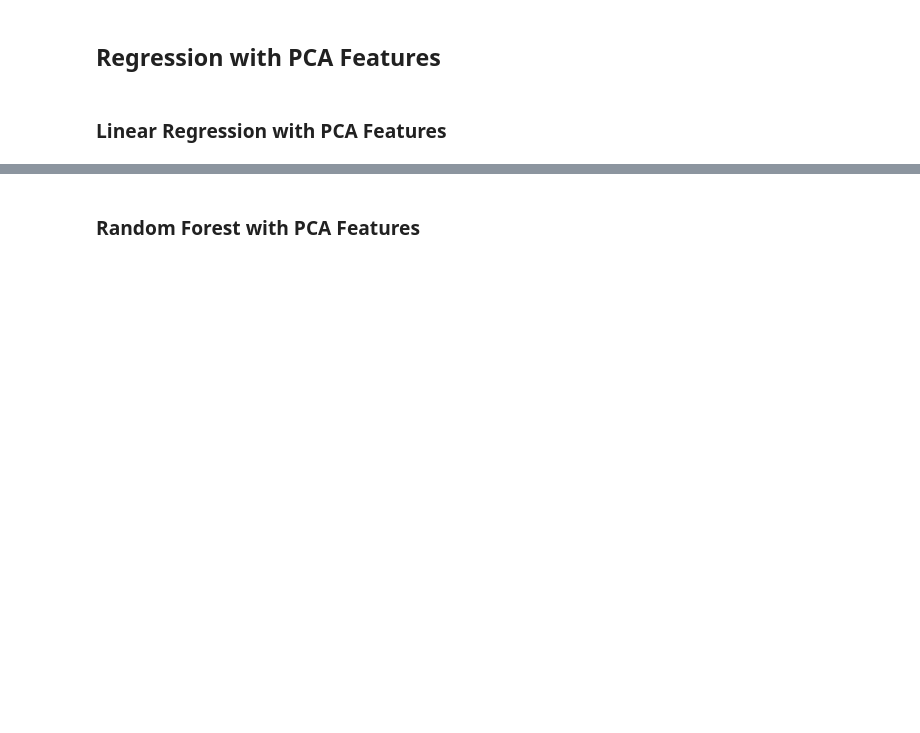
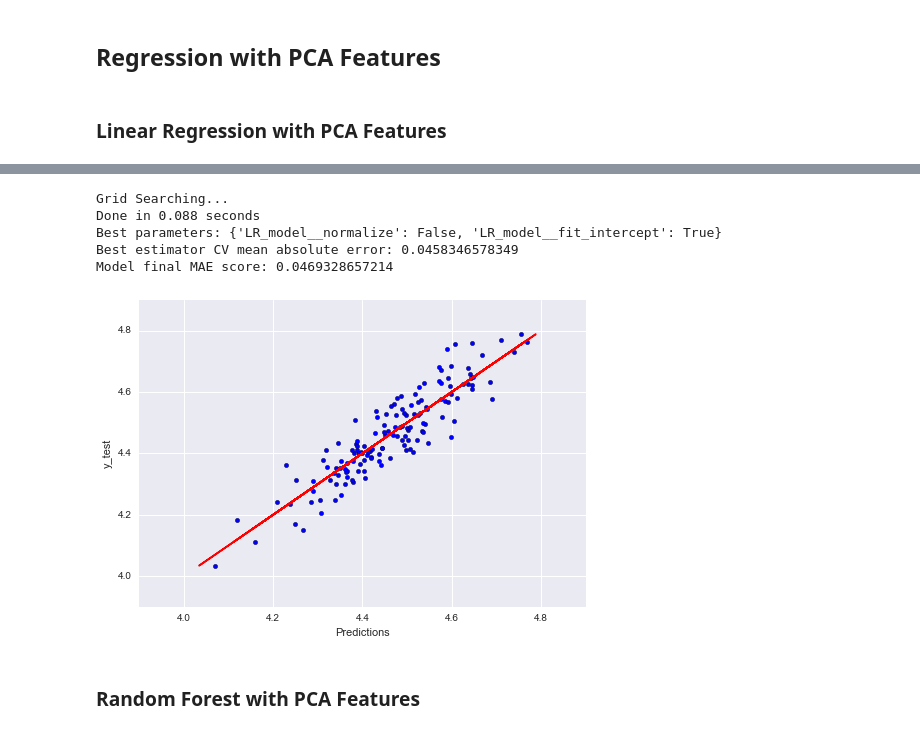
Before and after one commit to rosscleung/Projects, a Jupyter notebook: Biologics/Predicting Drug Yield- Regression, Clustering, Classification, and Neural Network.ipynb, the cells around one changed output, grey strips where cells are left out. Saved outputs shown, nothing was run; the diff lists cells and outputs as text; code cells hidden in the pictures; blank space fills up the shorter version.

Commit message:
Added GridSearchCV and pipeline, corrected

```diff
--- a/Biologics/Predicting Drug Yield- Regression, Clustering, Classification, and Neural Network.ipynb
+++ b/Biologics/Predicting Drug Yield- Regression, Clustering, Classification, and Neural Network.ipynb
@@ -989,3 +991,46 @@ Mean Absolute Error %: 0.783120980223
 [figure]
+# %%
+# This time using gridsearch and pipeline to get the best estimator
+kf = KFold(len(rescaled_df),n_folds=4)
+pca = decomposition.PCA(n_components=8)
+model = LinearRegression()
+
+pipe = Pipeline(steps= [('pca',pca),('LR_model',model)])
+
+params = {'LR_model__fit_intercept':[True,False],
+          'LR_model__normalize':[True,False]}
+gscv = GridSearchCV(estimator=pipe, param_grid=params, scoring='mean_absolute_error', cv= kf)
+startTime = timeit.default_timer()
+print 'Grid Searching...'
+gscv.fit(rescaled_df[feature_cols],rescaled_df['Yield CP (WT)'])
+print 'Done in {} seconds'.format(round(timeit.default_timer() - startTime,3))
+
+print 'Best parameters:',gscv.best_params_
+print 'Best estimator CV mean absolute error:',-gscv.best_score_
+
+# GridSearch trains the best_estimator with the complete dataset, I don't want that.
+# That's why I'm training the best_estimator with half of my data, just to do one final check.
+x_train, x_test, y_train, y_test = train_test_split(rescaled_df[feature_cols],
+                                                    rescaled_df['Yield CP (WT)'],
+                                                    test_size=0.5,
+                                                    random_state=1)
+best_model = gscv.best_estimator_
+best_model.fit(x_train,y_train)
+pred = best_model.predict(x_test)
+
+plt.figure()
+plt.scatter(pred,y_test)
+plt.xlabel('Predictions')
+plt.ylabel('y_test')
+plt.plot(y_test,y_test,'r')
+
+print 'Model final MAE score:',metrics.mean_absolute_error(y_test,pred)
+# %% [output]
+Grid Searching...
+Done in 0.088 seconds
+Best parameters: {'LR_model__normalize': False, 'LR_model__fit_intercept': True}
+Best estimator CV mean absolute error: 0.0458346578349
+Model final MAE score: 0.0469328657214
+[figure, added]
 # %% [markdown]
 ### Random Forest with PCA Features
```
Also changed, not shown: parts of 19 cells of this notebook.
